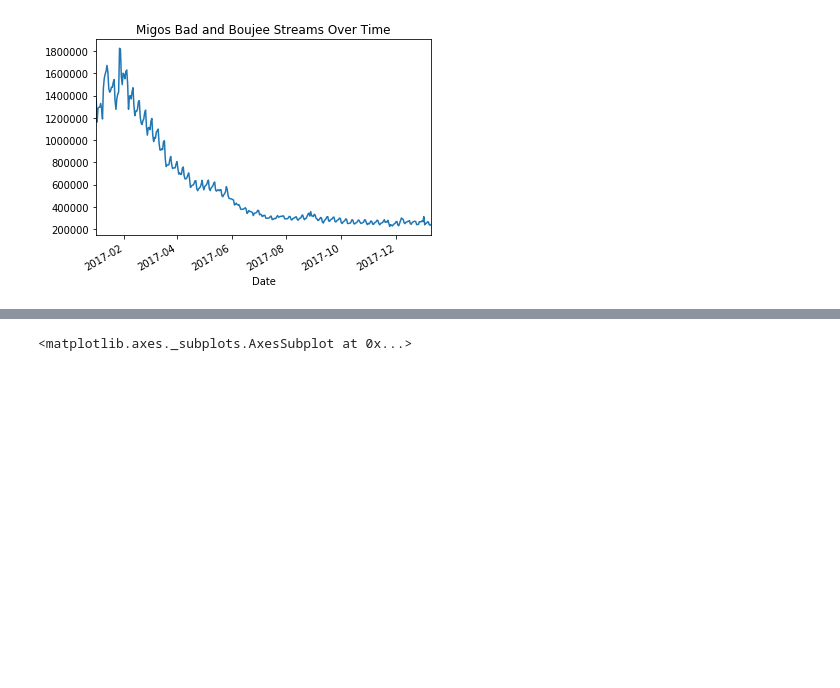
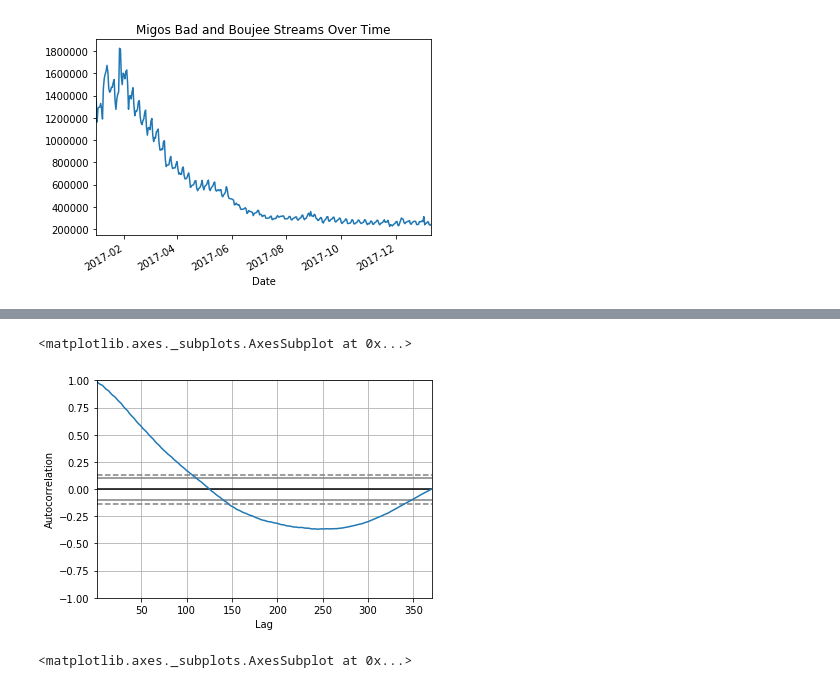
Before and after one commit to adisrivatsan/PopularSongs, a Jupyter notebook: StreamTimeSeries.ipynb, the cells around one changed output, grey strips where cells are left out. Saved outputs shown, nothing was run; the diff lists cells and outputs as text; code cells hidden in the pictures; blank space fills up the shorter version.

```diff
--- a/StreamTimeSeries.ipynb
+++ b/StreamTimeSeries.ipynb
@@ -35,3 +42,9 @@ migosTs.plot(title='Migos Bad and Boujee Streams Over Time',)
+# %%
+from pandas.tools.plotting import autocorrelation_plot
+autocorrelation_plot(np.log(migosTs))
+# %% [output]
+<matplotlib.axes._subplots.AxesSubplot at 0x...>
+[figure, added]
 # %%
 groups = migosTs.groupby(migosTs.index.month)
 months = pd.DataFrame()
```
Also changed, not shown: parts of 3 cells of this notebook, 7 other files.
